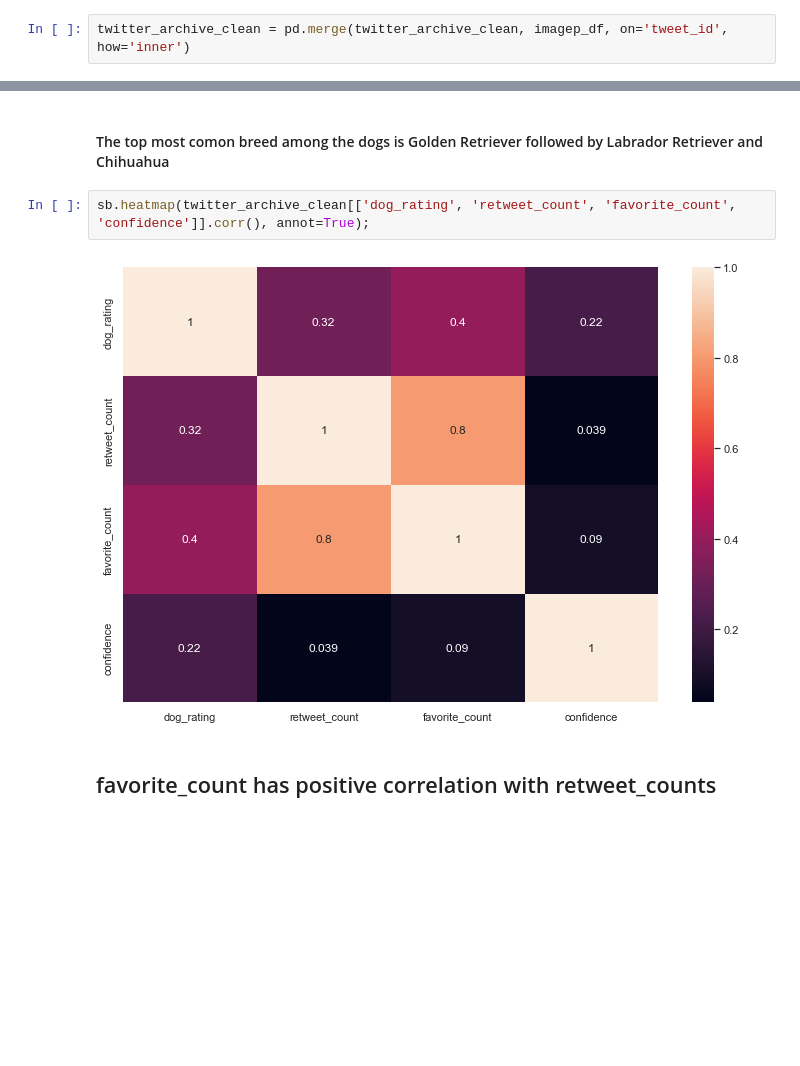
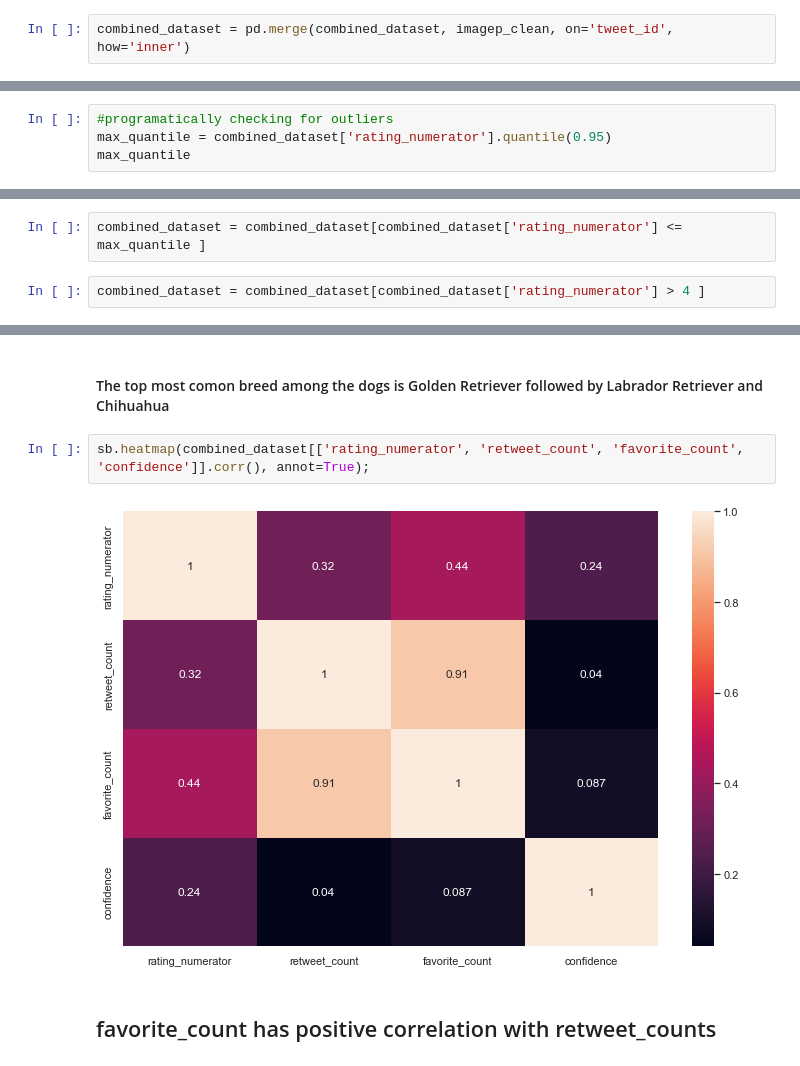
Before and after one commit to techacct/DA-WerateDogs, a Jupyter notebook: wrangle_act.ipynb, the cells around one changed output, grey strips where cells are left out. Drawn from its saved outputs; the diff is of its cells as text; blank space fills up the shorter version.

```diff
--- a/wrangle_act.ipynb
+++ b/wrangle_act.ipynb
@@ -563,3 +602,3 @@ twitter_archive_clean = pd.merge(twitter_archive_df, tweets_df, on= 'tweet_id',
 # %%
-twitter_archive_clean = pd.merge(twitter_archive_clean, imagep_df, on='tweet_id', how='inner')
+combined_dataset = pd.merge(combined_dataset, imagep_clean, on='tweet_id', how='inner')
 # %%
@@ -613,0 +648,4 @@ twitter_archive_clean = twitter_archive_clean[twitter_archive_clean['dog_rating'
+# %%
+#programatically checking for outliers
+max_quantile = combined_dataset['rating_numerator'].quantile(0.95)
+max_quantile
@@ -614,3 +654,7 @@ twitter_archive_clean = twitter_archive_clean[twitter_archive_clean['dog_rating'
+# %%
+combined_dataset = combined_dataset[combined_dataset['rating_numerator'] <= max_quantile ]
+# %%
+combined_dataset = combined_dataset[combined_dataset['rating_numerator'] > 4 ]
 # %% [markdown]
 #### Test
 # %%
@@ -712,9 +756,9 @@ plt.gca().invert_yaxis();
 # %% [markdown]
 #### The top most comon  breed among the dogs is Golden Retriever followed by Labrador Retriever and Chihuahua
 # %%
-sb.heatmap(twitter_archive_clean[['dog_rating', 'retweet_count', 'favorite_count', 'confidence']].corr(), annot=True);
+sb.heatmap(combined_dataset[['rating_numerator', 'retweet_count', 'favorite_count', 'confidence']].corr(), annot=True);
 # %% [output]
-[figure, old version]
+[figure, new version]
 # %% [markdown]
 ## favorite_count has positive correlation with retweet_counts
 # %%
```
Also changed, not shown: parts of 80 cells of this notebook, 2 other files.
